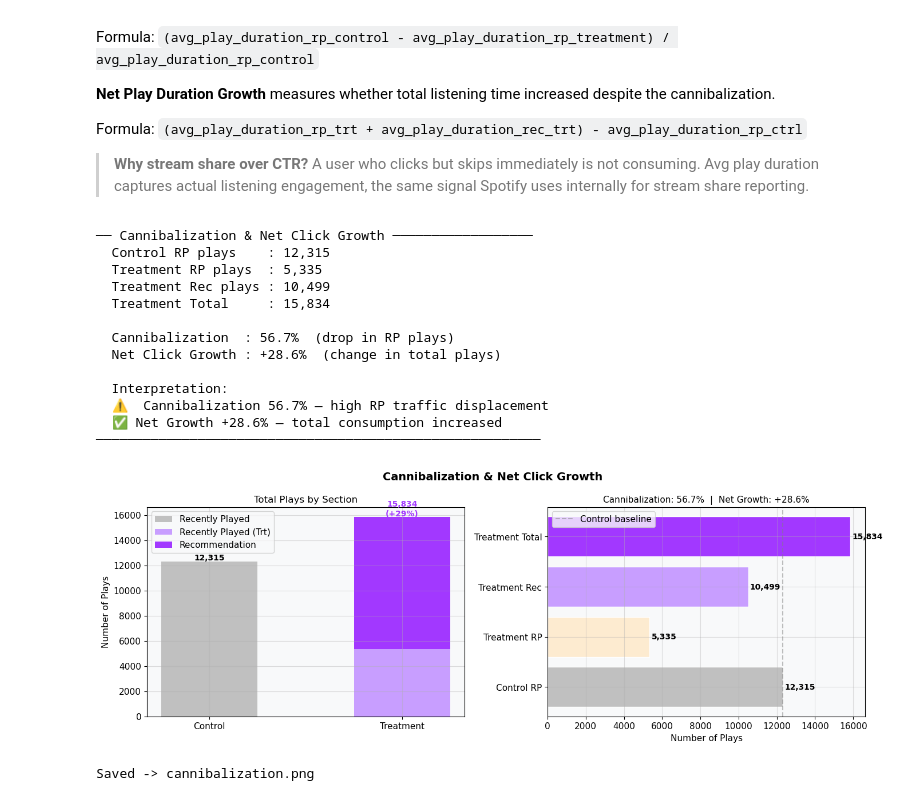
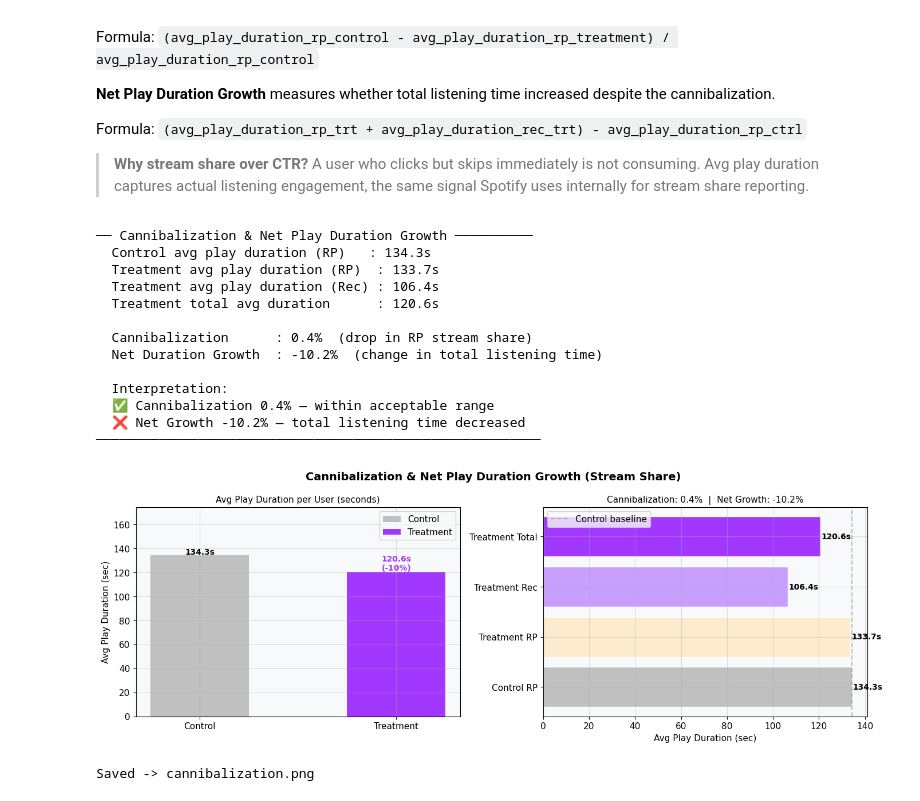
Before and after one commit to suhyun9892/deezer-discovery-experiment, a Jupyter notebook: analysis/ab_test_analysis.ipynb, the cells around one changed output. Saved outputs shown, nothing was run; the diff lists cells and outputs as text; code cells hidden in the pictures.

```diff
--- a/analysis/ab_test_analysis.ipynb
+++ b/analysis/ab_test_analysis.ipynb
@@ -531,18 +541,17 @@ Formula: `(avg_play_duration_rp_trt + avg_play_duration_rec_trt) - avg_play_dura
 ctrl_df = df_summary[df_summary.user_group == 'control']
 trt_df  = df_summary[df_summary.user_group == 'treatment']
 
-# Group-level avg play duration by section
-ctrl_rp_dur  = ctrl_df['avg_play_duration_rp'].mean()   # Control: RP only
-trt_rp_dur   = trt_df['avg_play_duration_rp'].mean()    # Treatment: RP
-trt_rec_dur  = trt_df['avg_play_duration_rec'].mean()   # Treatment: Recommendation
+# RP stream share drop (Cannibalization)
+ctrl_rp_dur = ctrl_df['avg_play_duration_rp'].mean()
+trt_rp_dur  = trt_df['avg_play_duration_rp'].mean()
+trt_rec_dur = trt_df['avg_play_duration_rec'].mean()
 
-# Cannibalization: drop in RP stream share
 cannib = (ctrl_rp_dur - trt_rp_dur) / ctrl_rp_dur if ctrl_rp_dur > 0 else 0
 
-# Net growth: did total play duration increase?
-ctrl_total_dur = ctrl_rp_dur
-trt_total_dur  = trt_rp_dur + trt_rec_dur
-net_growth     = (trt_total_dur - ctrl_total_dur) / ctrl_total_dur if ctrl_total_dur > 0 else 0
+# Net Growth = 전체 재생 시간 비교 (섹션 합산 X, 유저당 전체 avg)
+ctrl_total_dur = ctrl_df['avg_play_duration_sec'].mean()
+trt_total_dur  = trt_df['avg_play_duration_sec'].mean()
+net_growth     = (trt_total_dur - ctrl_total_dur) / ctrl_total_dur
 
 print('── Cannibalization & Net Play Duration Growth ──────────')
 print(f'  Control avg play duration (RP)   : {ctrl_rp_dur:.1f}s')
@@ -564,66 +573,59 @@ else:
     print(f'  ❌ Net Growth {net_growth:+.1%} — total listening time decreased')
 print('─────────────────────────────────────────────────────────')
 # %% [output]
-── Cannibalization & Net Click Growth ──────────────────
-  Control RP plays    : 12,315
-  Treatment RP plays  : 5,335
-  Treatment Rec plays : 10,499
-  Treatment Total     : 15,834
+── Cannibalization & Net Play Duration Growth ──────────
+  Control avg play duration (RP)   : 134.3s
+  Treatment avg play duration (RP)  : 133.7s
+  Treatment avg play duration (Rec) : 106.4s
+  Treatment total avg duration      : 120.6s
 
-  Cannibalization  : 56.7%  (drop in RP plays)
-  Net Click Growth : +28.6%  (change in total plays)
+  Cannibalization      : 0.4%  (drop in RP stream share)
+  Net Duration Growth  : -10.2%  (change in total listening time)
 
   Interpretation:
-  ⚠️  Cannibalization 56.7% — high RP traffic displacement
-  ✅ Net Growth +28.6% — total consumption increased
+  ✅ Cannibalization 0.4% — within acceptable range
+  ❌ Net Growth -10.2% — total listening time decreased
 ─────────────────────────────────────────────────────────
 # %%
 # ── Cannibalization Visualization ──────────────────────────────────
-
 fig, axes = plt.subplots(1, 2, figsize=(14, 5))
 fig.suptitle('Cannibalization & Net Play Duration Growth (Stream Share)', fontsize=14, fontweight='bold')
 
-# Left: Stacked bar — avg play duration by section
+# Left: Total avg play duration — Control vs Treatment
 ax1 = axes[0]
-ax1.bar([0], [ctrl_rp_dur],  color='#C0C0C0', width=0.5, label='Recently Played')
-ax1.bar([1], [trt_rp_dur],   color='#C89EFF', width=0.5, label='Recently Played (Trt)')
-ax1.bar([1], [trt_rec_dur],  color='#A238FF', width=0.5, label='Recommendation',
-        bottom=[trt_rp_dur])
-
-ax1.set_title('Avg Play Duration by Section (seconds)', fontsize=11)
+ax1.bar([0], [ctrl_total_dur], color='#C0C0C0', width=0.5, label='Control')
+ax1.bar([1], [trt_total_dur],  color='#A238FF', width=0.5, label='Treatment')
+ax1.set_title('Avg Play Duration per User (seconds)', fontsize=11)
 ax1.set_xticks([0, 1])
 ax1.set_xticklabels(['Control', 'Treatment'])
 ax1.set_ylabel('Avg Play Duration (sec)')
-ax1.legend()
-
-ax1.text(0, ctrl_rp_dur + 1, f'{ctrl_rp_dur:.1f}s',
+ax1.set_ylim(0, max(ctrl_total_dur, trt_total_dur) * 1.3)
+ax1.text(0, ctrl_total_dur + 1, f'{ctrl_total_dur:.1f}s',
          ha='center', fontsize=10, fontweight='bold')
 ax1.text(1, trt_total_dur + 1, f'{trt_total_dur:.1f}s\n({net_growth:+.0%})',
          ha='center', fontsize=10, fontweight='bold', color='#A238FF')
+ax1.legend()
 
-# Right: Horizontal bar — section breakdown
+# Right: Section breakdown — Cannibalization detail
 ax2 = axes[1]
 categories = ['Control RP', 'Treatment RP', 'Treatment Rec', 'Treatment Total']
 values     = [ctrl_rp_dur, trt_rp_dur, trt_rec_dur, trt_total_dur]
 bar_colors = ['#C0C0C0', '#FDEBD0', '#C89EFF', '#A238FF']
-
 bars = ax2.barh(categories, values, color=bar_colors, edgecolor='white')
 ax2.set_title(f'Cannibalization: {cannib:.1%}  |  Net Growth: {net_growth:+.1%}', fontsize=11)
 ax2.set_xlabel('Avg Play Duration (sec)')
-
 for bar, val in zip(bars, values):
     ax2.text(val + 0.5, bar.get_y() + bar.get_height()/2,
              f'{val:.1f}s', va='center', fontsize=10, fontweight='bold')
-
 ax2.axvline(x=ctrl_rp_dur, color='gray', linestyle='--', alpha=0.5, label='Control baseline')
 ax2.legend()
 
 plt.tight_layout()
 plt.savefig('cannibalization.png', dpi=150, bbox_inches='tight')
 plt.show()
 print('Saved -> cannibalization.png')
 # %% [output]
-[figure, old version]
+[figure, new version]
 Saved -> cannibalization.png
 # %% [markdown]
 ## 7. Business Decision (Spotify Confidence Framework)
```
Also changed, not shown: parts of 20 cells of this notebook, 6 other files.
